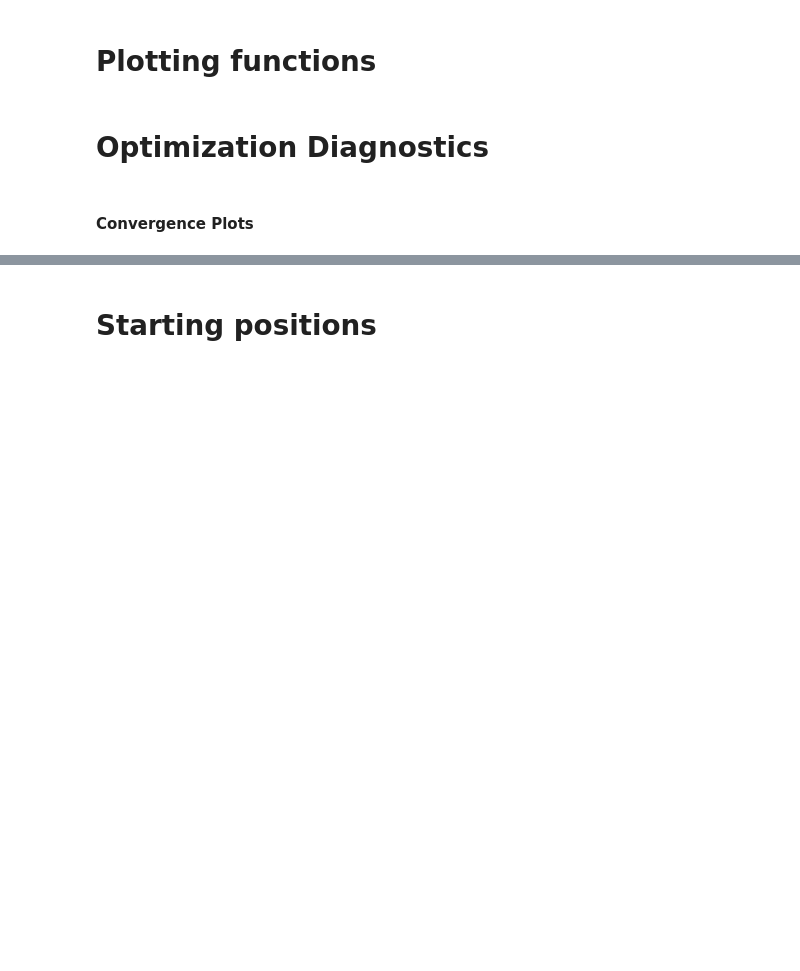
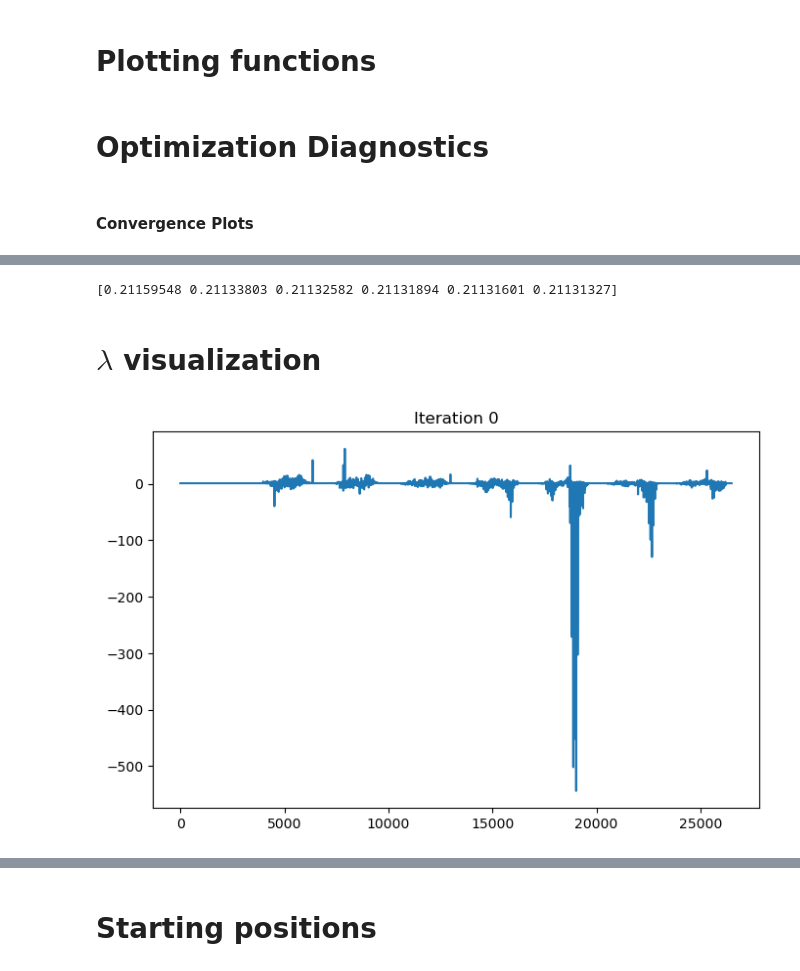
Before and after one commit to mcstanle/cf_inversion_sb_admm, a Jupyter notebook: output_investigations_15.ipynb, the cells around one changed output, grey strips where cells are left out. Cells and saved outputs as stored; diff of their text form; code cells hidden in the pictures; blank space fills up the shorter version.

```diff
--- a/output_investigations_15.ipynb
+++ b/output_investigations_15.ipynb
@@ -121,0 +219,5 @@ def month_map_plot(df, w_col_str, norm, vmin=None, vmax=None, figsize=(12, 16),
+# %%
+# final results from the previous run
+with open(BASE_DIR + '/15/opt_output_05.pkl', 'rb') as f:
+    final_res = pickle.load(f)
+print(final_res)
@@ -121,0 +242,18 @@ def month_map_plot(df, w_col_str, norm, vmin=None, vmax=None, figsize=(12, 16),
+# %%
+NUM_ITERS = 6
+feasibility = np.zeros(NUM_ITERS)
+for i in range(NUM_ITERS):
+    feasibility[i] = np.linalg.norm(h - A.T @ final_res['c_opt_vecs'][i] - final_res['KTw_vecs'][i])
+print(feasibility)
+# %% [output]
+[0.21159548 0.21133803 0.21132582 0.21131894 0.21131601 0.21131327]
+# %% [markdown]
+# $\lambda$ visualization
+# %%
+idx = 0
+plt.figure(figsize=(8, 5))
+plt.plot(final_res['lambda_opt_vecs'][idx])
+plt.title(f'Iteration {idx}')
+plt.show()
+# %% [output]
+[figure, added]
```
Also changed, not shown: parts of 10 cells of this notebook, 4 other files.
